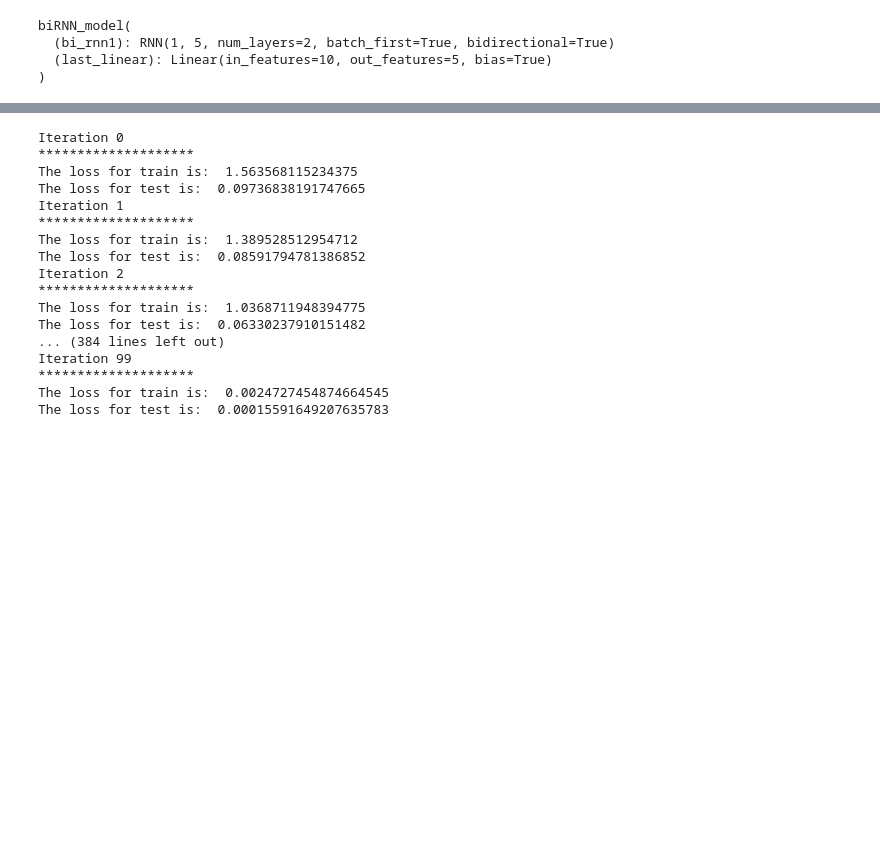
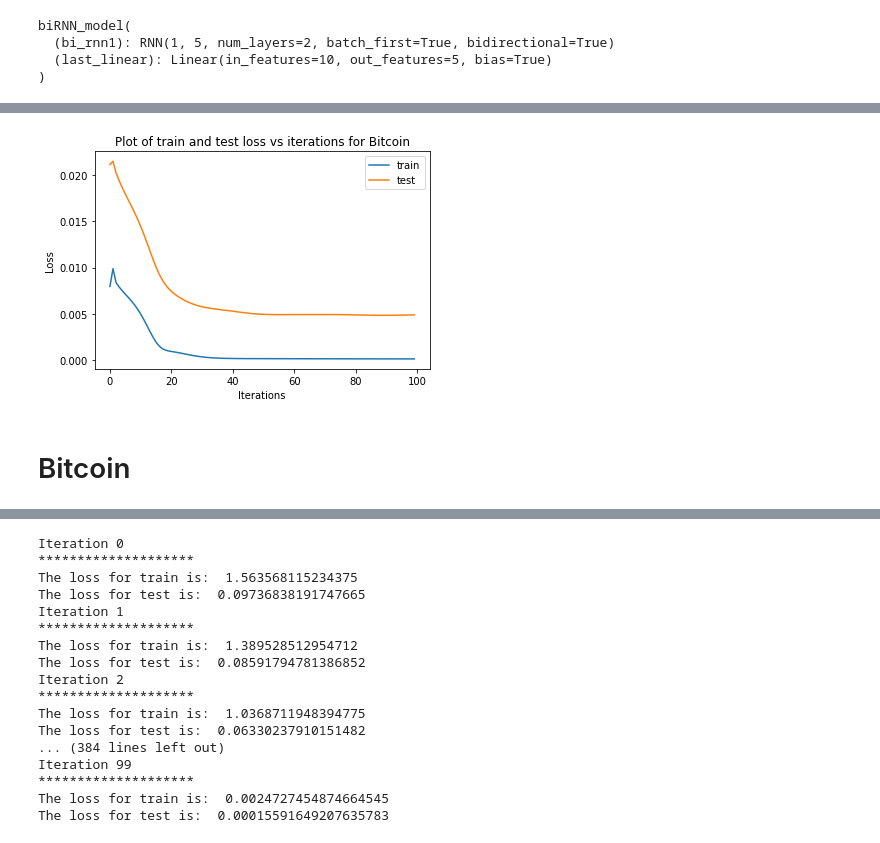
Before and after one commit to goodudetheboy/TimeSeriesWithNN, a Jupyter notebook: src/model/biRNN.ipynb, the cells around one changed output, grey strips where cells are left out. Drawn from its saved outputs; the diff is of its cells as text; code cells hidden in the pictures; blank space fills up the shorter version.

```diff
--- a/src/model/biRNN.ipynb
+++ b/src/model/biRNN.ipynb
@@ -265,0 +329,6 @@ plot_tr_te(iterations,tr,te,'Bitcoin')
+# %%
+plot_tr_te(iterations,tr,te,'Bitcoin')
+# %% [output]
+[figure, added]
+# %% [markdown]
+# Bitcoin
```
Also changed, not shown: parts of 19 cells of this notebook.
